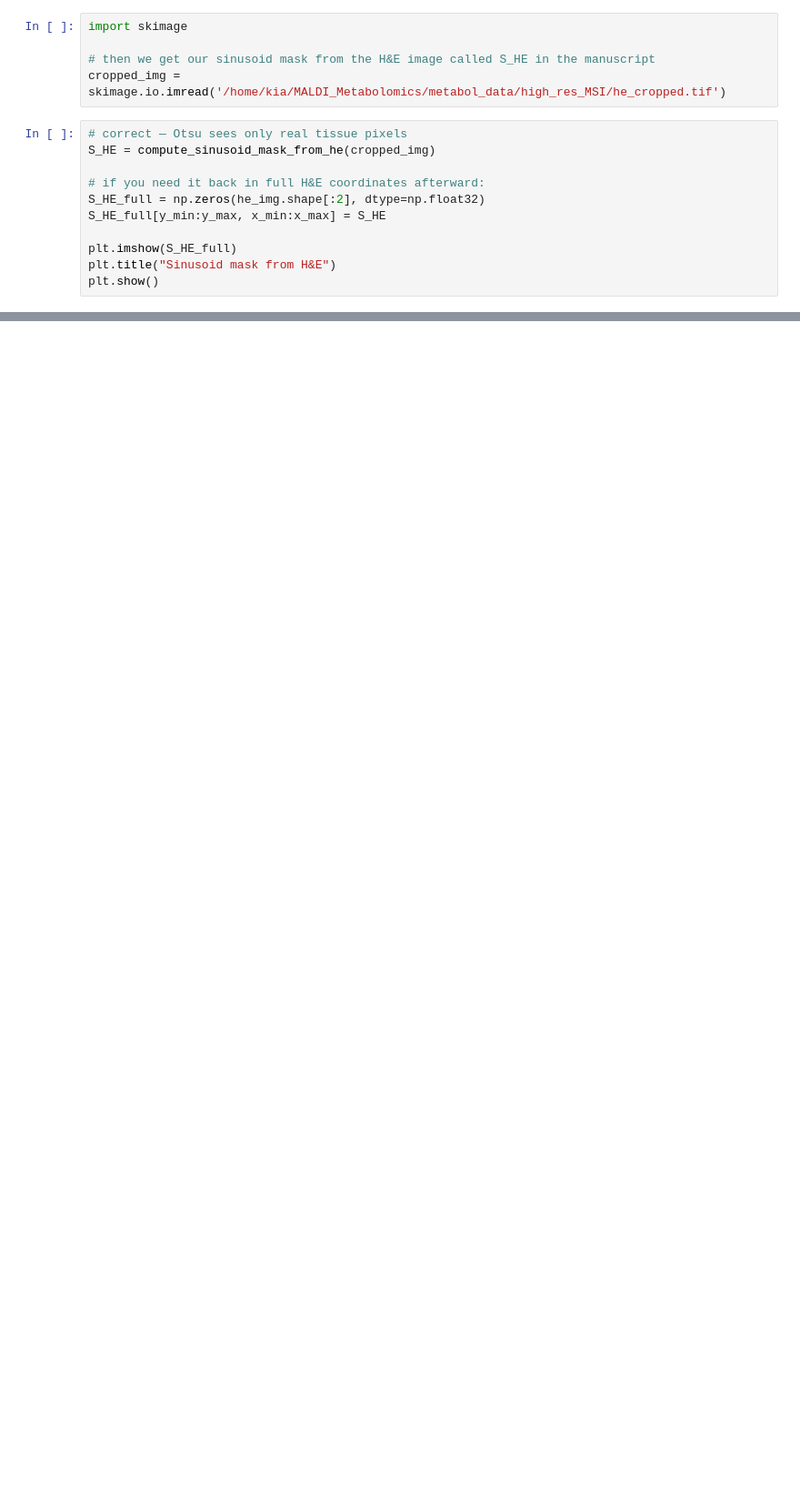
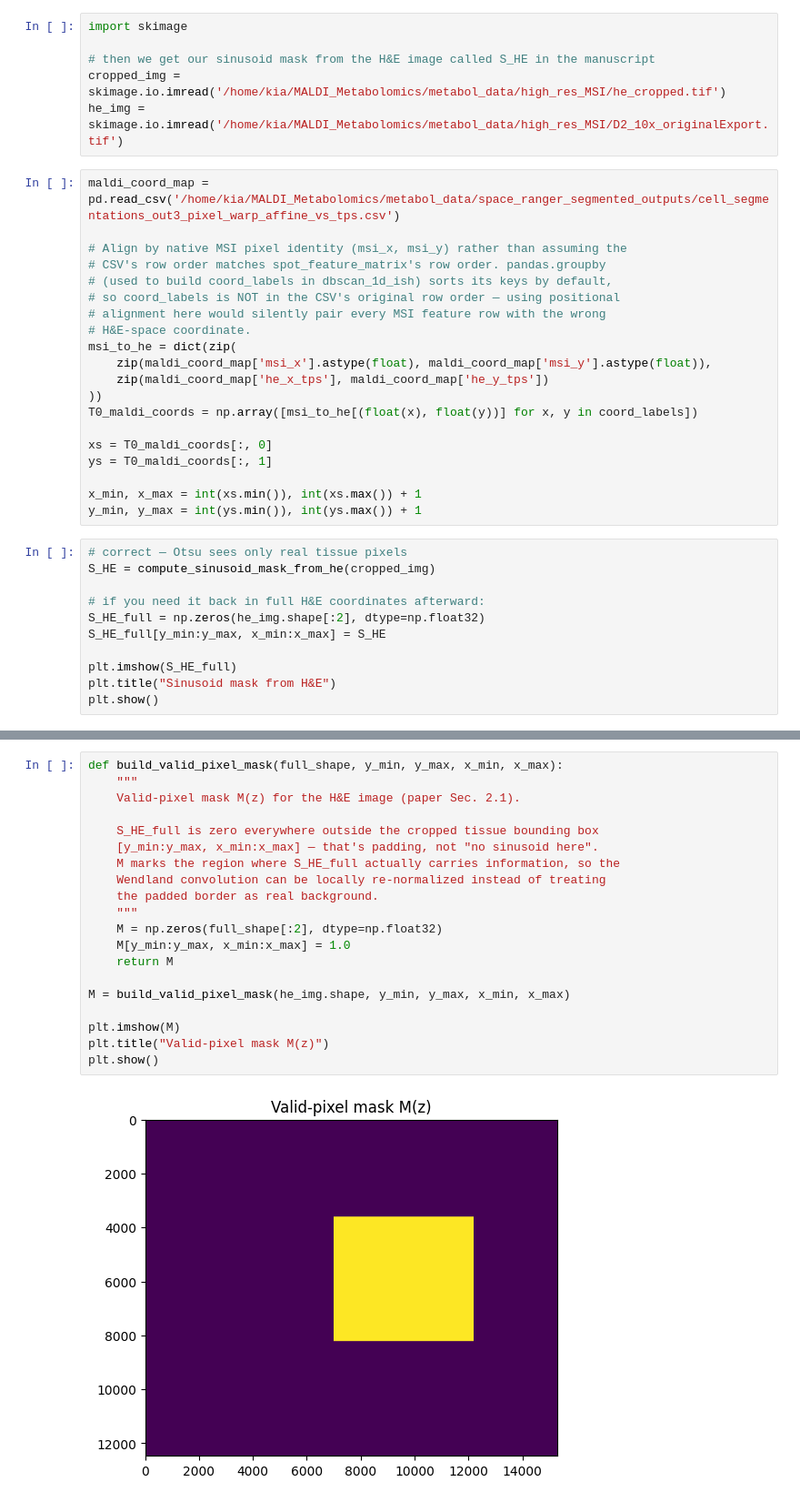
Before and after one commit to krastegar/MALDI_Metabolomics, a Jupyter notebook: notebooks/feature_based_alignment.ipynb, the cells around one changed output, grey strips where cells are left out. Shown at 91% size. Cells and saved outputs as stored; diff of their text form; blank space fills up the shorter version.

Commit message:
feature_based_alignment, feature finding mostly done

```diff
--- a/notebooks/feature_based_alignment.ipynb
+++ b/notebooks/feature_based_alignment.ipynb
@@ -460,6 +427,27 @@ import skimage
 
 # then we get our sinusoid mask from the H&E image called S_HE in the manuscript
 cropped_img = skimage.io.imread('/home/kia/MALDI_Metabolomics/metabol_data/high_res_MSI/he_cropped.tif')
+he_img = skimage.io.imread('/home/kia/MALDI_Metabolomics/metabol_data/high_res_MSI/D2_10x_originalExport.tif')
+# %%
+maldi_coord_map = pd.read_csv('/home/kia/MALDI_Metabolomics/metabol_data/space_ranger_segmented_outputs/cell_segmentations_out3_pixel_warp_affine_vs_tps.csv')
+
+# Align by native MSI pixel identity (msi_x, msi_y) rather than assuming the
+# CSV's row order matches spot_feature_matrix's row order. pandas.groupby
+# (used to build coord_labels in dbscan_1d_ish) sorts its keys by default,
+# so coord_labels is NOT in the CSV's original row order — using positional
+# alignment here would silently pair every MSI feature row with the wrong
+# H&E-space coordinate.
+msi_to_he = dict(zip(
+    zip(maldi_coord_map['msi_x'].astype(float), maldi_coord_map['msi_y'].astype(float)),
+    zip(maldi_coord_map['he_x_tps'], maldi_coord_map['he_y_tps'])
+))
+T0_maldi_coords = np.array([msi_to_he[(float(x), float(y))] for x, y in coord_labels])
+
+xs = T0_maldi_coords[:, 0]
+ys = T0_maldi_coords[:, 1]
+
+x_min, x_max = int(xs.min()), int(xs.max()) + 1
+y_min, y_max = int(ys.min()), int(ys.max()) + 1
 # %%
 # correct — Otsu sees only real tissue pixels
 S_HE = compute_sinusoid_mask_from_he(cropped_img)
@@ -549,0 +465,22 @@ def smooth_HE_mask(S_HE, h):
+# %%
+def build_valid_pixel_mask(full_shape, y_min, y_max, x_min, x_max):
+    """
+    Valid-pixel mask M(z) for the H&E image (paper Sec. 2.1).
+
+    S_HE_full is zero everywhere outside the cropped tissue bounding box
+    [y_min:y_max, x_min:x_max] — that's padding, not "no sinusoid here".
+    M marks the region where S_HE_full actually carries information, so the
+    Wendland convolution can be locally re-normalized instead of treating
+    the padded border as real background.
+    """
+    M = np.zeros(full_shape[:2], dtype=np.float32)
+    M[y_min:y_max, x_min:x_max] = 1.0
+    return M
+
+M = build_valid_pixel_mask(he_img.shape, y_min, y_max, x_min, x_max)
+
+plt.imshow(M)
+plt.title("Valid-pixel mask M(z)")
+plt.show()
+# %% [output]
+[figure, added]
```
Also changed, not shown: parts of 30 cells of this notebook, 15 other files.
